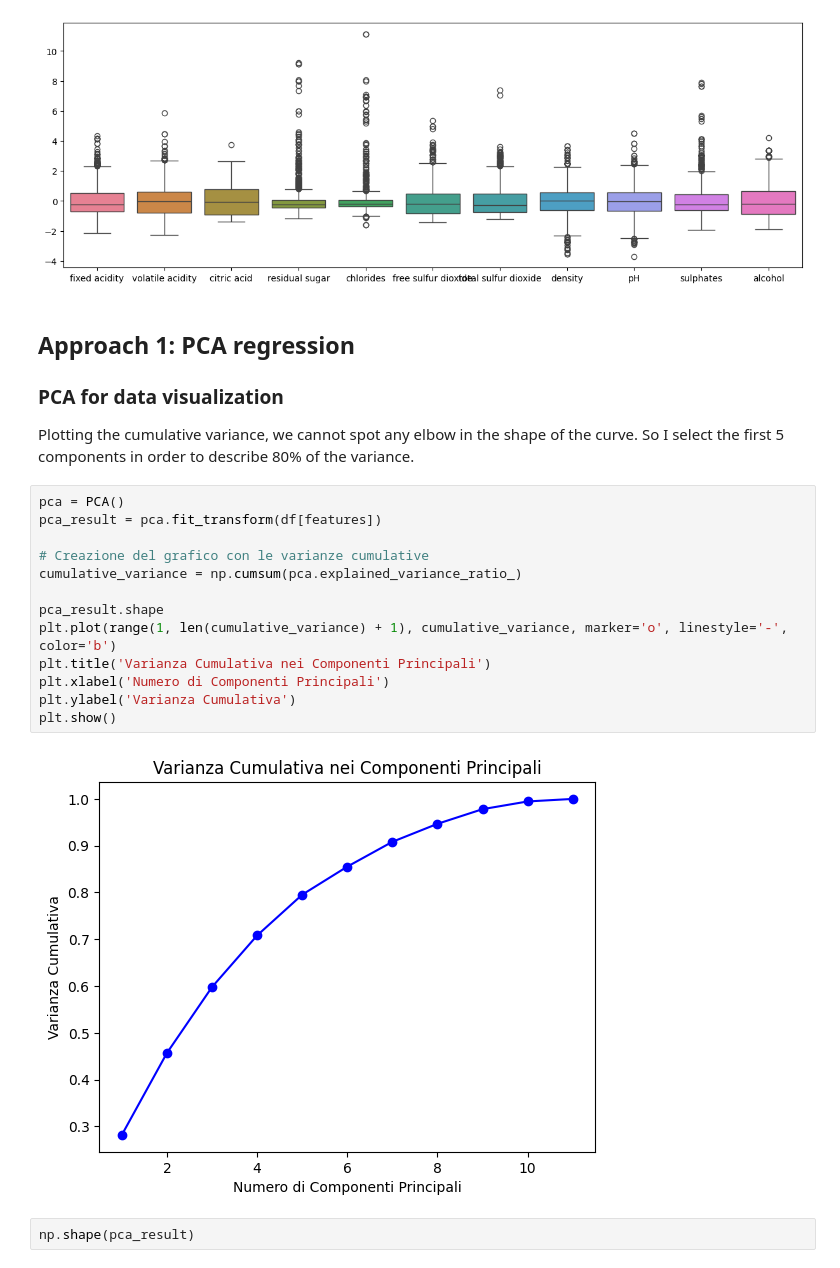
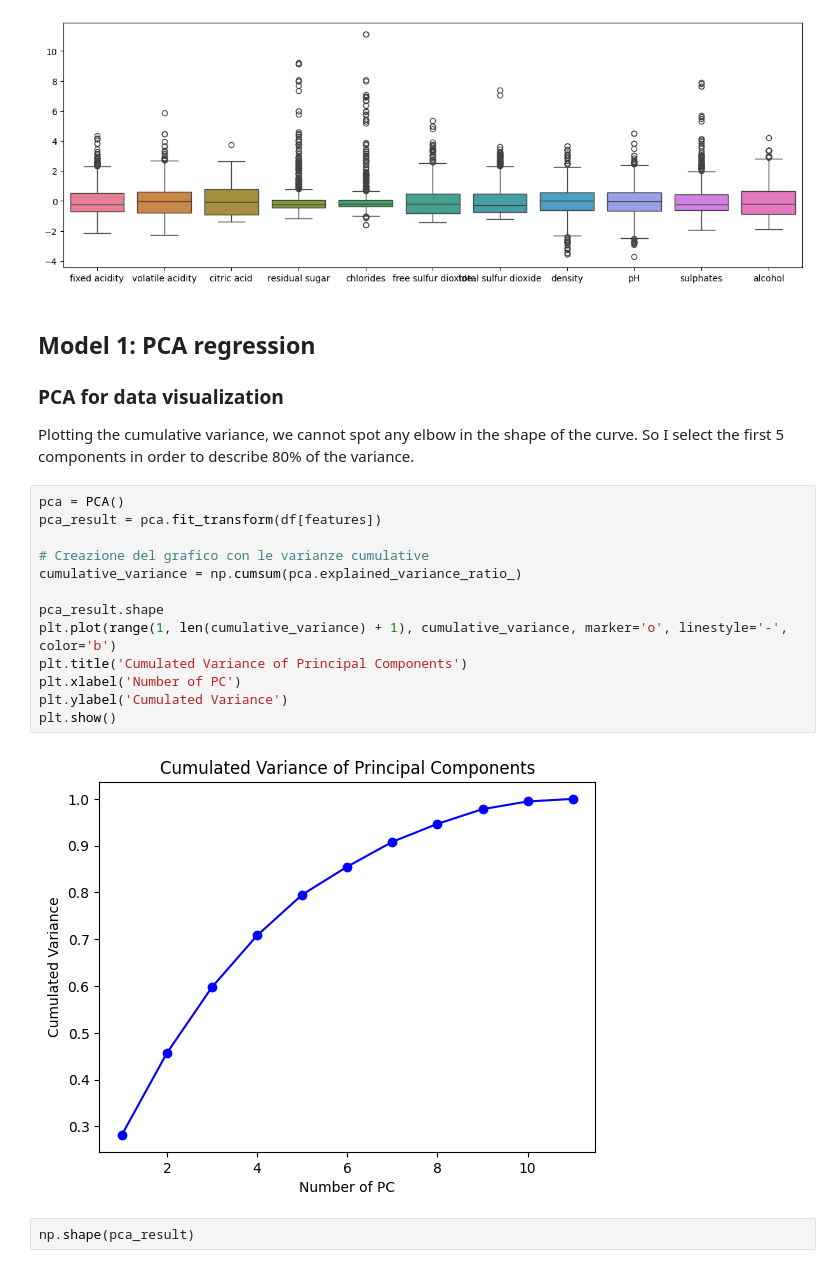
Before and after one commit to gabryallaseconda/UnsupervisedLearningModelsComparison_CUBoulder, a Jupyter notebook: submission.ipynb, the cells around one changed output. Saved outputs shown, nothing was run; the diff lists cells and outputs as text.

```diff
--- a/submission.ipynb
+++ b/submission.ipynb
@@ -169,7 +175,7 @@ plt.show()
 # %% [output]
 [figure]
 # %% [markdown]
-## Approach 1: PCA regression
+## Model 1: PCA regression
 
 ### PCA for data visualization
 
@@ -177,18 +183,18 @@ Plotting the cumulative variance, we cannot spot any elbow in the shape of the c
 # %%
 pca = PCA()
 pca_result = pca.fit_transform(df[features])
 
 # Creazione del grafico con le varianze cumulative
 cumulative_variance = np.cumsum(pca.explained_variance_ratio_)
 
 pca_result.shape
 plt.plot(range(1, len(cumulative_variance) + 1), cumulative_variance, marker='o', linestyle='-', color='b')
-plt.title('Varianza Cumulativa nei Componenti Principali')
-plt.xlabel('Numero di Componenti Principali')
-plt.ylabel('Varianza Cumulativa')
+plt.title('Cumulated Variance of Principal Components')
+plt.xlabel('Number of PC')
+plt.ylabel('Cumulated Variance')
 plt.show()
 # %% [output]
-[figure, old version]
+[figure, new version]
 # %%
 np.shape(pca_result)
 # %% [output]
```
Also changed, not shown: parts of 25 cells of this notebook, 5 other files.
